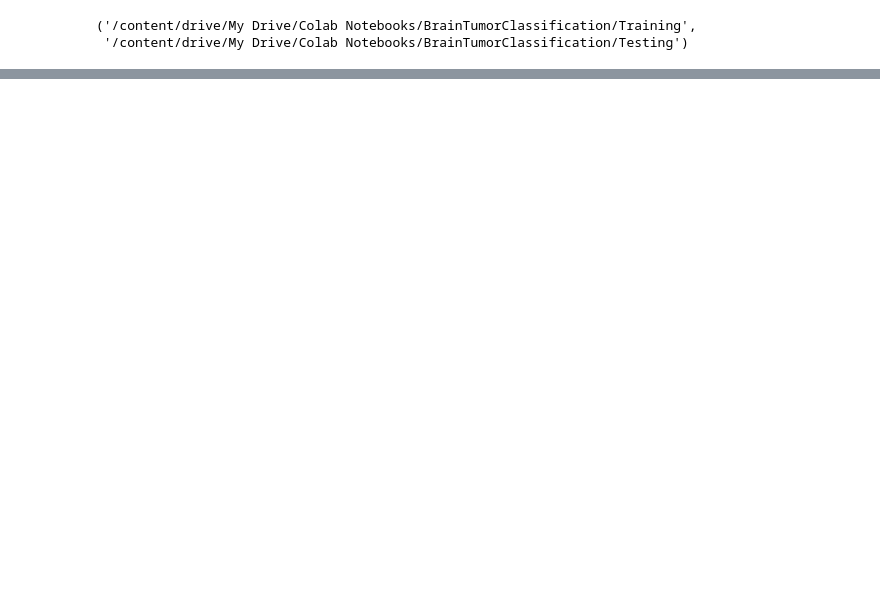
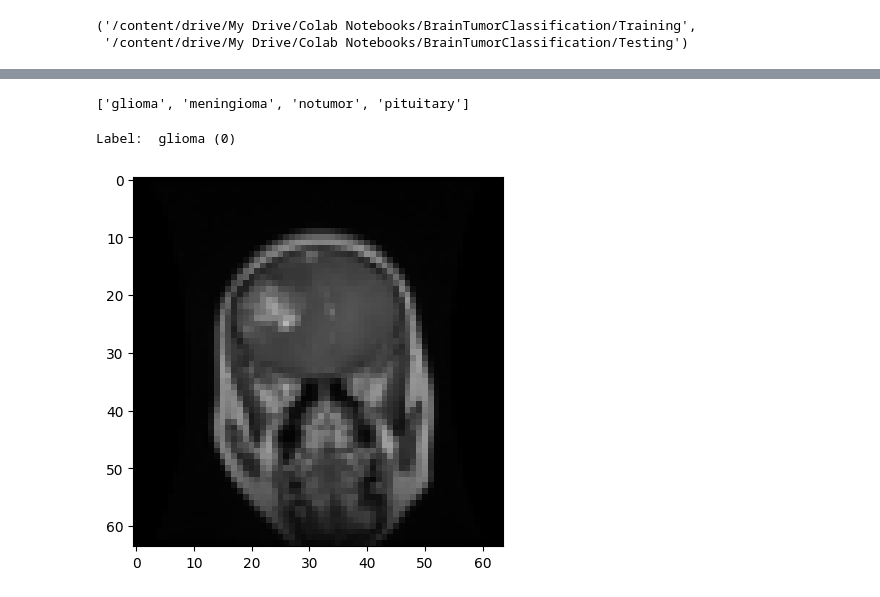
Before and after one commit to irkian/Brain_Tumor_Classifier, a Jupyter notebook: BrainTumorClassifier.ipynb, the cells around one changed output, grey strips where cells are left out. Saved outputs shown, nothing was run; the diff lists cells and outputs as text; code cells hidden in the pictures; blank space fills up the shorter version.

```diff
--- a/BrainTumorClassifier.ipynb
+++ b/BrainTumorClassifier.ipynb
@@ -772,0 +37,6 @@ plot_loss_curve(model_0_results)
+# %%
+dataset = ImageFolder(trainDir, transform=transforms.Compose([
+    transforms.Resize(size=(64,64)),
+    transforms.RandomHorizontalFlip(p=0.5),
+    transforms.ToTensor()
+]))
@@ -772,0 +55,4 @@ plot_loss_curve(model_0_results)
+# %%
+img, label = dataset[0]
+print(img.shape, label)
+img
@@ -772,0 +78,19 @@ plot_loss_curve(model_0_results)
+# %%
+print(dataset.classes)
+# %% [output]
+['glioma', 'meningioma', 'notumor', 'pituitary']
+# %%
+import matplotlib
+import matplotlib.pyplot as plt
+%matplotlib inline
+
+matplotlib.rcParams['figure.facecolor'] = '#ffffff'
+# %%
+def show_example(img, label):
+    print('Label: ', dataset.classes[label], "("+str(label)+")")
+    plt.imshow(img.permute(1, 2, 0))
+# %%
+show_example(*dataset[0])
+# %% [output]
+Label:  glioma (0)
+[figure, added]
```
Also changed, not shown: parts of 77 cells of this notebook.
